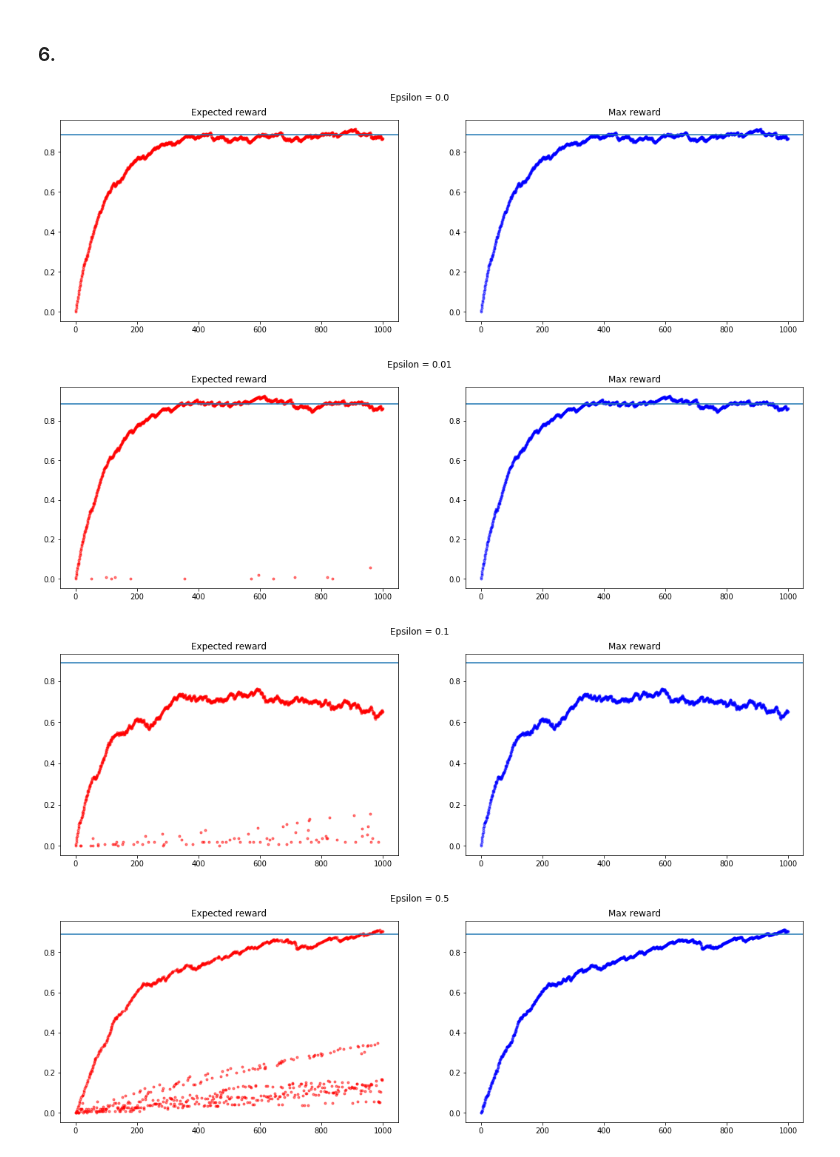
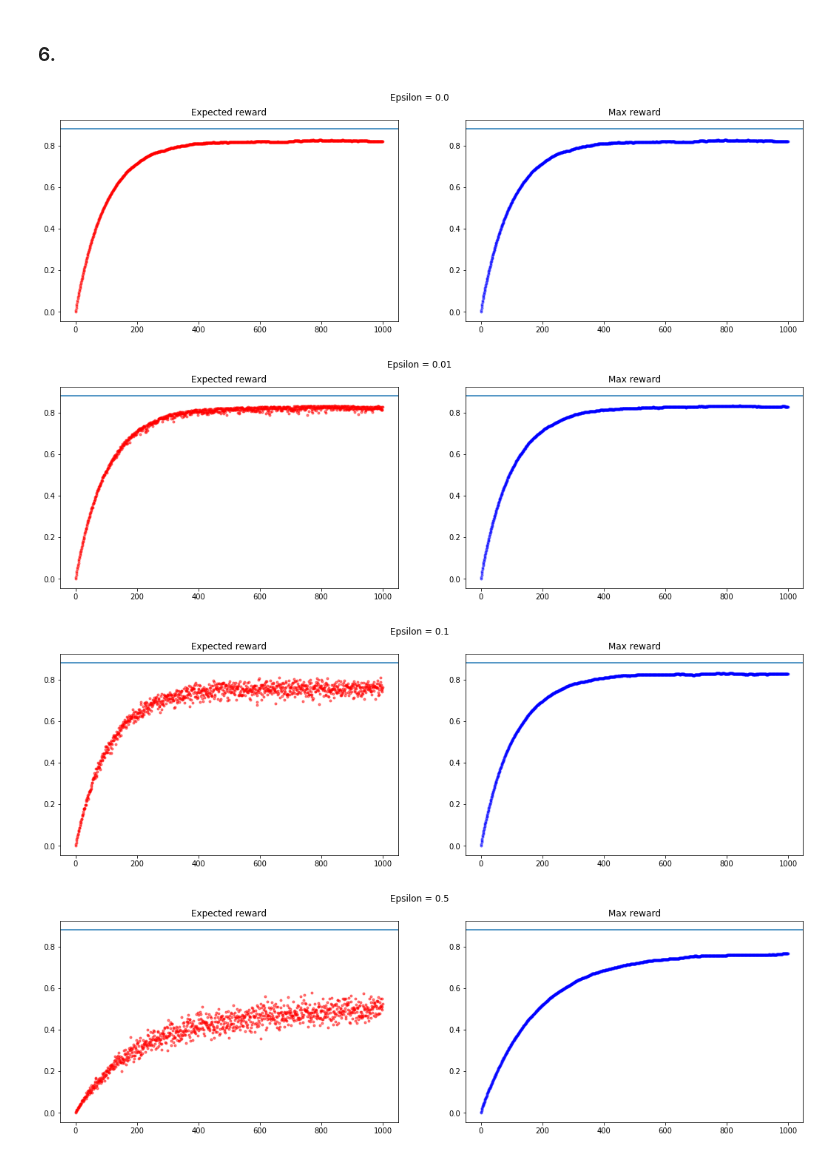
Before and after one commit to DorotheaMueller/mhbf, a Jupyter notebook: ex_8_budding_mueller.ipynb, the cells around one changed output. Drawn from its saved outputs; the diff is of its cells as text; code cells hidden in the pictures.

```diff
--- a/ex_8_budding_mueller.ipynb
+++ b/ex_8_budding_mueller.ipynb
@@ -139,24 +139,35 @@ def get_seq(eps):
     return expected_reward, max_reward
 # %%
 all_eps = [0.0, 0.01, 0.1, 0.5]
-expected_reward, max_reward = get_seq(0.5)
+
+expected_reward = np.zeros(1000)
+max_reward = np.zeros(1000)
+lifes = 100
+
 for eps in all_eps:
-    expected_reward, max_reward = get_seq(eps)
+    for life in range(lifes):
+        expected_reward_one_life, max_reward_one_life = get_seq(eps)
+        expected_reward += expected_reward_one_life
+        max_reward += max_reward_one_life
+
+    expected_reward/= lifes
+    max_reward/= lifes
+
     fig, axs = plt.subplots(1, 2, figsize = (18, 5))
     axs[0].plot(expected_reward, 'ro', markersize=3, alpha = 0.5)
     axs[0].set_title("Expected reward")
     axs[0].axhline(np.max(reward_prob))
     axs[1].plot(max_reward, 'bo', markersize=3, alpha = 0.5)
     axs[1].set_title("Max reward")
     axs[1].axhline(np.max(reward_prob))
 
     plt.suptitle(f"Epsilon = {eps}")
     plt.show()
 # %% [output]
-[figure, old version]
+[figure, new version]
-[figure, old version]
+[figure, new version]
-[figure, old version]
+[figure, new version]
-[figure, old version]
+[figure, new version]
 # %% [markdown]
 **Why the looks?**
 
```
Also changed, not shown: parts of 6 cells of this notebook.
